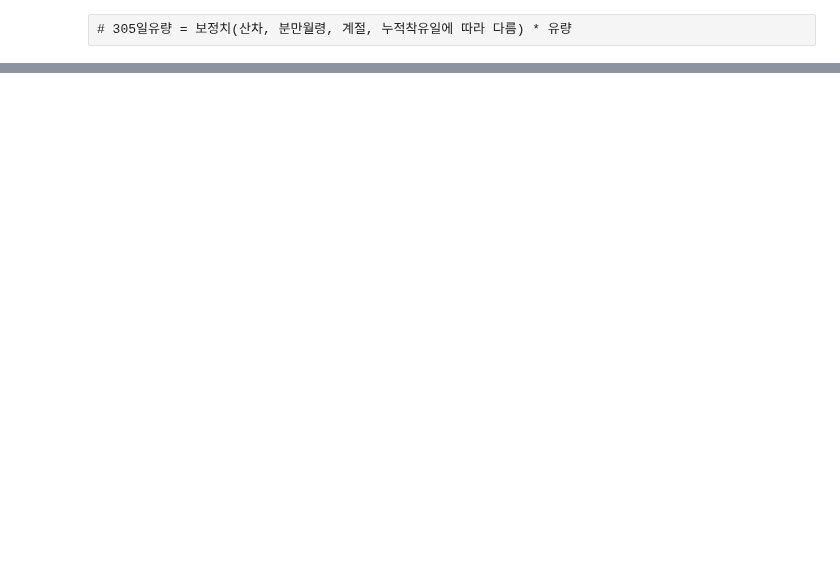
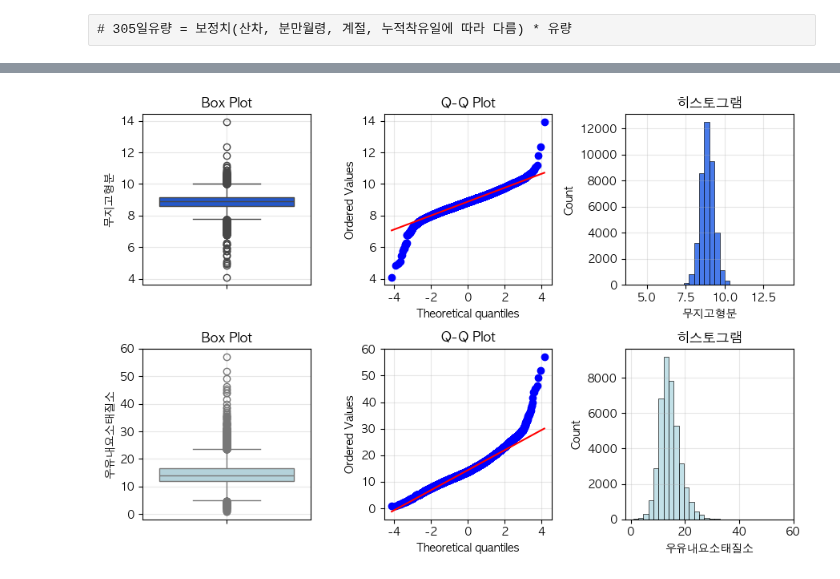
Before and after one commit to cye2020/Smart-Farm-Growth-Analytics, a Jupyter notebook: code/data/20251107_process_cho.ipynb, the cells around one changed output, grey strips where cells are left out. Drawn from its saved outputs; the diff is of its cells as text; code cells hidden in the pictures; blank space fills up the shorter version.

```diff
--- a/code/data/20251107_process_cho.ipynb
+++ b/code/data/20251107_process_cho.ipynb
@@ -420,11 +412,0 @@ Index(['농장아이디', '착유일련번호', '개체번호', '혈통번호',
-# %%
-colors = ['#0A4EE4', '#AED6E0', '#9BC4D5', '#758A98', '#3E4E5F'][:len(series_incr)+1]
-
-cond = True
-for incr in (series_incr + ['체세포수']):
-    cond &= milk[incr] != 0
-
-temp = milk[cond]
-
-
-plot_features(temp, series_incr + ['체세포수'], colors, bins=30)
@@ -548,0 +514,18 @@ Name: count, Length: 500, dtype: int64
+# %%
+dropped = milk.copy()
+# %%
+# 누수 있는 행을 nan으로 (공태일수, 최종수정일자)
+cond = dropped['검정일자'] < dropped['최종수정일자(연계)']
+dropped.loc[cond, ['공태일수', '정액코드분류']] = np.nan
+
+# 날짜 제거
+date_cols = ['출생일자', '최근분만일(연계)', '최근건유일(연계)', '최종수정일자(연계)', '수정시작일', '비유최고일']
+dropped.drop(columns=date_cols, inplace=True)
+
+# 자체로 데이터 누수인 컬럼 제거
+drop_cols = ['현재산차비유지속성', '비유최고도달일수', '비유후기최고유량']
+dropped.drop(columns=drop_cols, inplace=True)
+
+# 대체된 컬럼 제거
+replace_cols = ['유단백', '유지방율', '체세포수', '305일유지량', '305일유단백', '최종수정정액코드(연계)', '분만후첫수정일까지일수', '산차랭크']
+dropped.drop(columns=replace_cols, inplace=True)
@@ -693,0 +605,15 @@ milk.drop(columns=['전월유량', '유량변화율(%)'], inplace=True)
+# %%
+incre = ['무지고형분', '우유내요소태질소']
+
+colors = ['#0A4EE4', '#AED6E0', '#9BC4D5', '#758A98', '#3E4E5F'][:len(incre)+1]
+
+cond = True
+for incr in incre:
+    cond &= dropped[incr] != 0
+
+temp = dropped[cond]
+
+
+plot_features(temp, incre, colors, bins=30)
+# %% [output]
+[figure, added]
```
Also changed, not shown: parts of 84 cells of this notebook, 2 other files.
